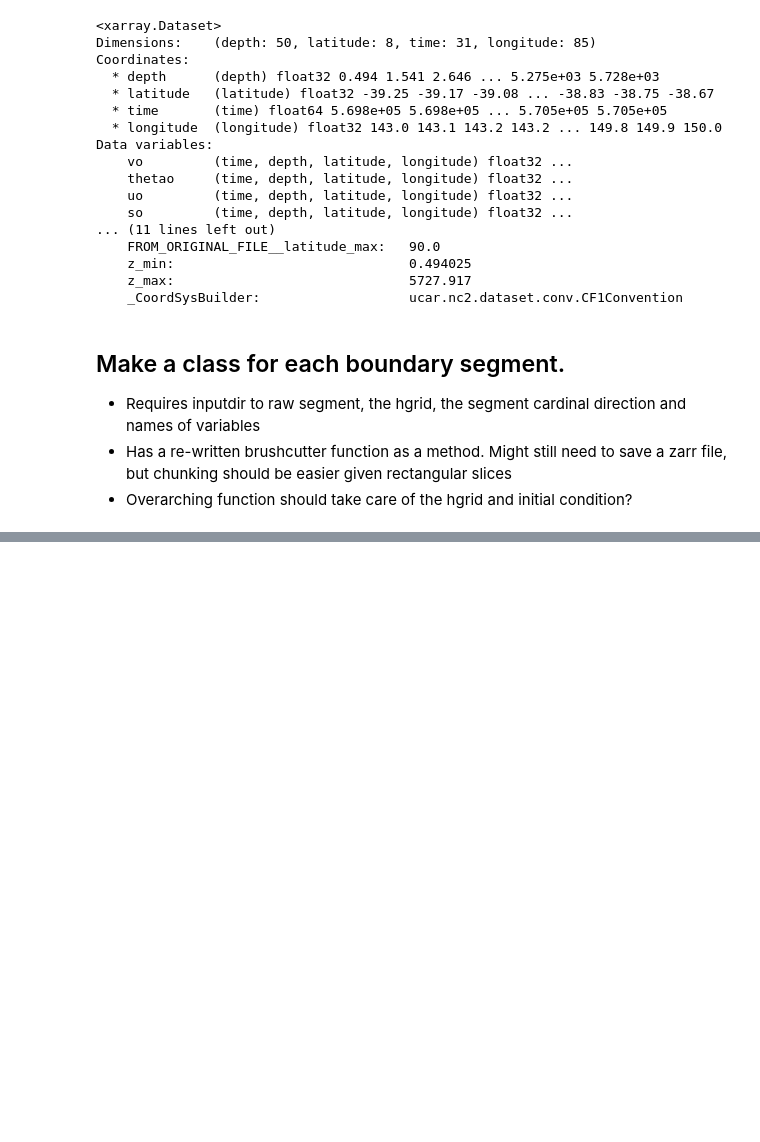
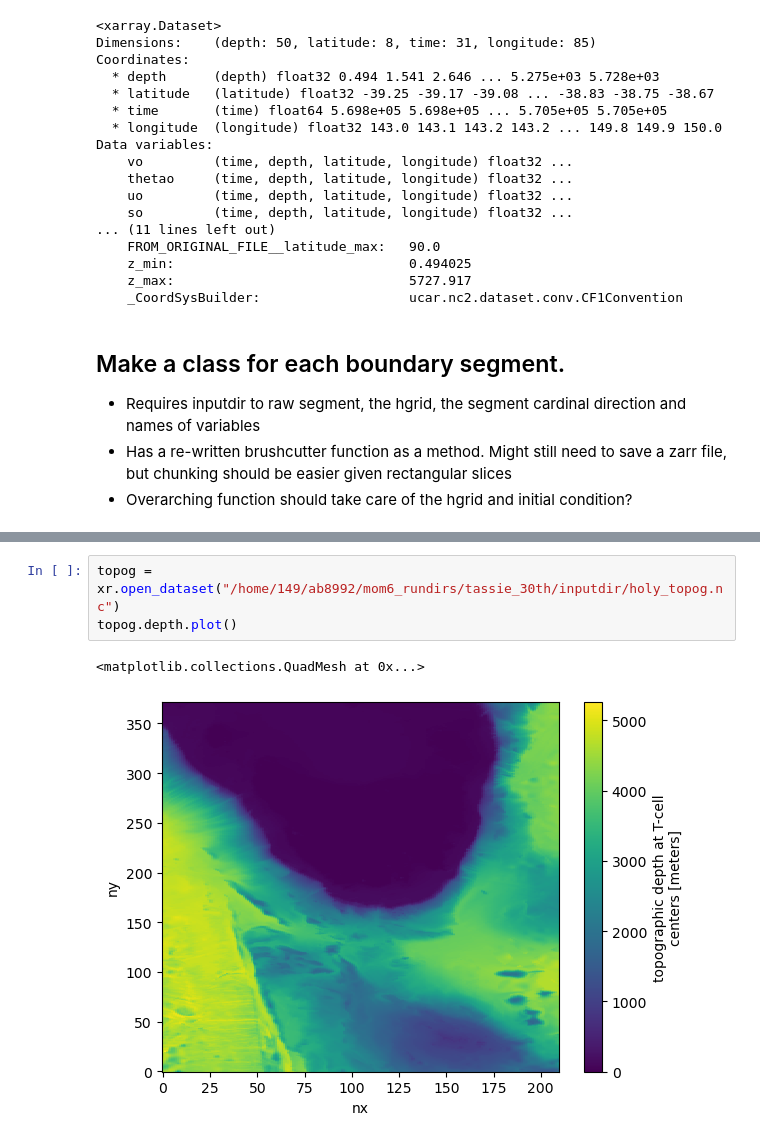
Before and after one commit to COSIMA/regional-mom6, a Jupyter notebook: build_from_reanalysis.ipynb, the cells around one changed output, grey strips where cells are left out. Cells and saved outputs as stored; diff of their text form; blank space fills up the shorter version.

```diff
--- a/build_from_reanalysis.ipynb
+++ b/build_from_reanalysis.ipynb
@@ -728,0 +914,6 @@ array([[[[35.676136, ..., 35.598316],
+# %%
+topog = xr.open_dataset("/home/149/ab8992/mom6_rundirs/tassie_30th/inputdir/holy_topog.nc")
+topog.depth.plot()
+# %% [output]
+<matplotlib.collections.QuadMesh at 0x...>
+[figure, added]
```
Also changed, not shown: parts of 27 cells of this notebook, 2 other files.
